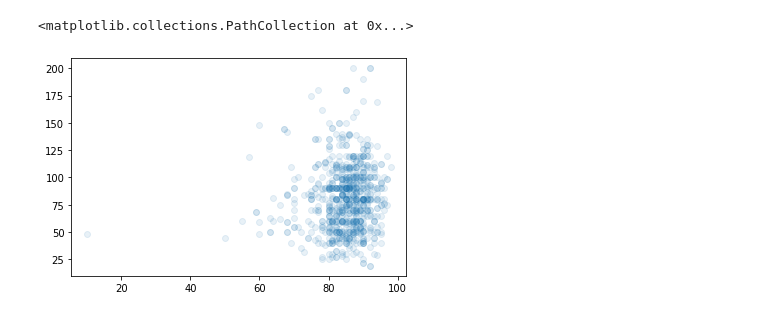
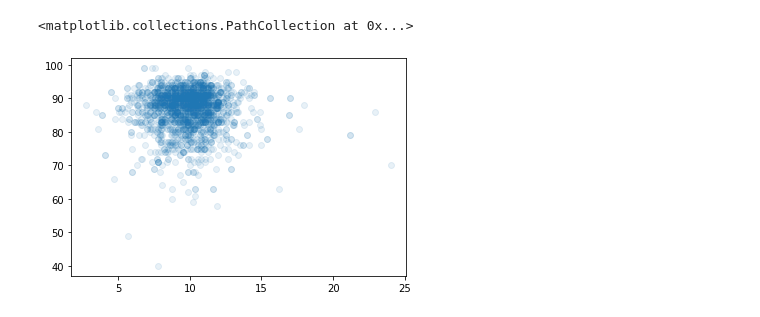
Before and after one commit to jschiavone45/Run_Repeat_Scraper, a Jupyter notebook: Run_Repeat_Analysis.ipynb, the cells around one changed output. Cells and saved outputs as stored; diff of their text form; code cells hidden in the pictures.

```diff
--- a/Run_Repeat_Analysis.ipynb
+++ b/Run_Repeat_Analysis.ipynb
@@ -45,0 +49,15 @@ df['heel_to_toe_women'] = df.heel_to_toe_women.dropna().map(lambda s: re.findall
+# %%
+#splitting terrain into Road and Trail
+def terrain(s):
+    if 'Road' in s:
+        return 'Road'
+    else:
+        return 'Trail'
+df['terrain'] =  df.terrain.dropna().map(terrain)
+# %%
+# converting release date to time-value
+def date_conversion(s):
+    s = s.strip()
+    return datetime.strptime(s, '%b %Y')
+#datetime.datetime(2019, 2, 2, 0, 0)
+df['release_date'] = df.release_date.dropna().map(date_conversion)
@@ -46,5 +146,5 @@ df['heel_to_toe_women'] = df.heel_to_toe_women.dropna().map(lambda s: re.findall
 # %%
-plt.scatter(df['expert_score'], df['sale_price'], alpha=.1)
+plt.scatter( df['weight_men'],df['core_score'], alpha=.1)
 # %% [output]
 <matplotlib.collections.PathCollection at 0x...>
-[figure, old version]
+[figure, new version]
```
Also changed, not shown: parts of 32 cells of this notebook, 2 other files.
